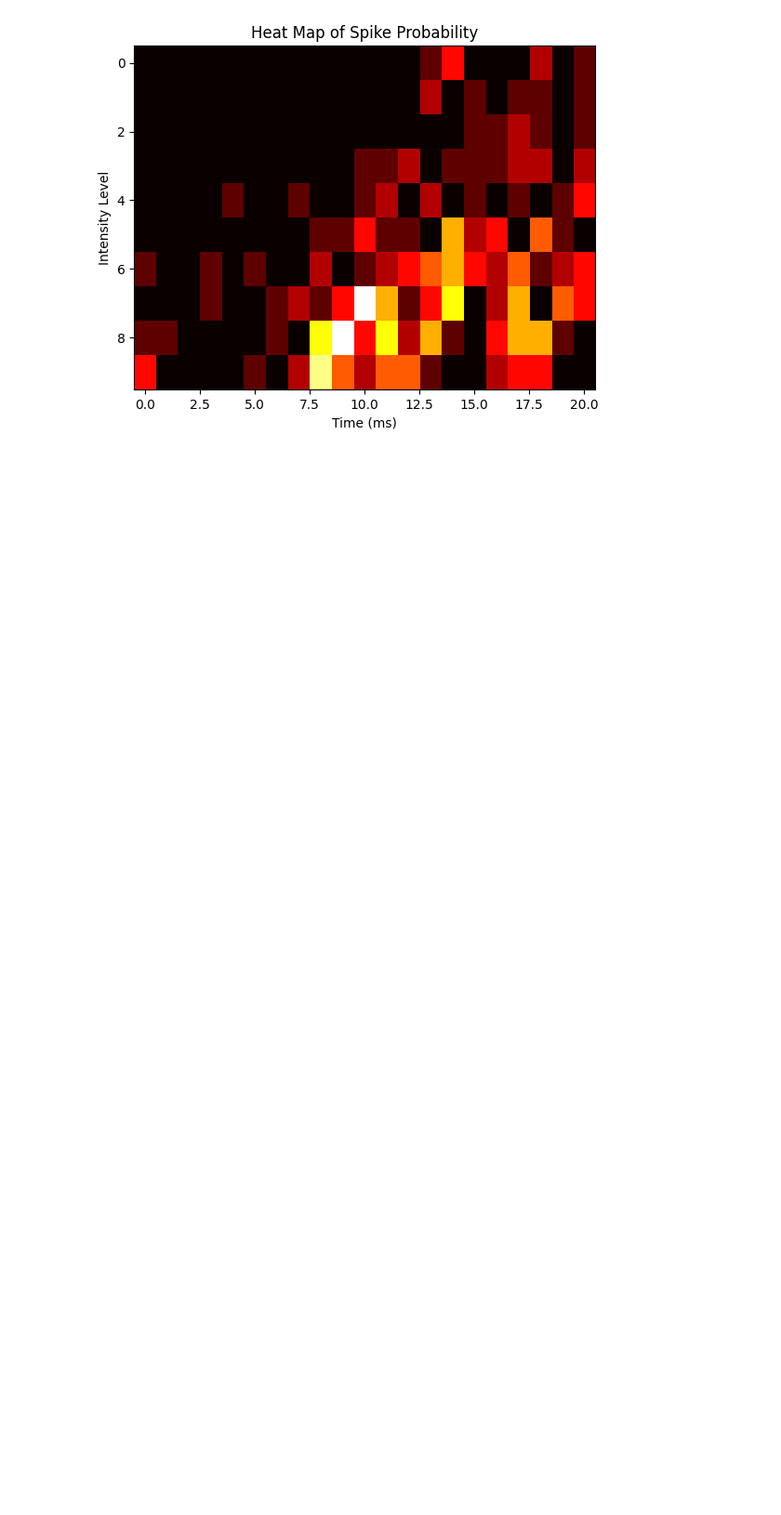
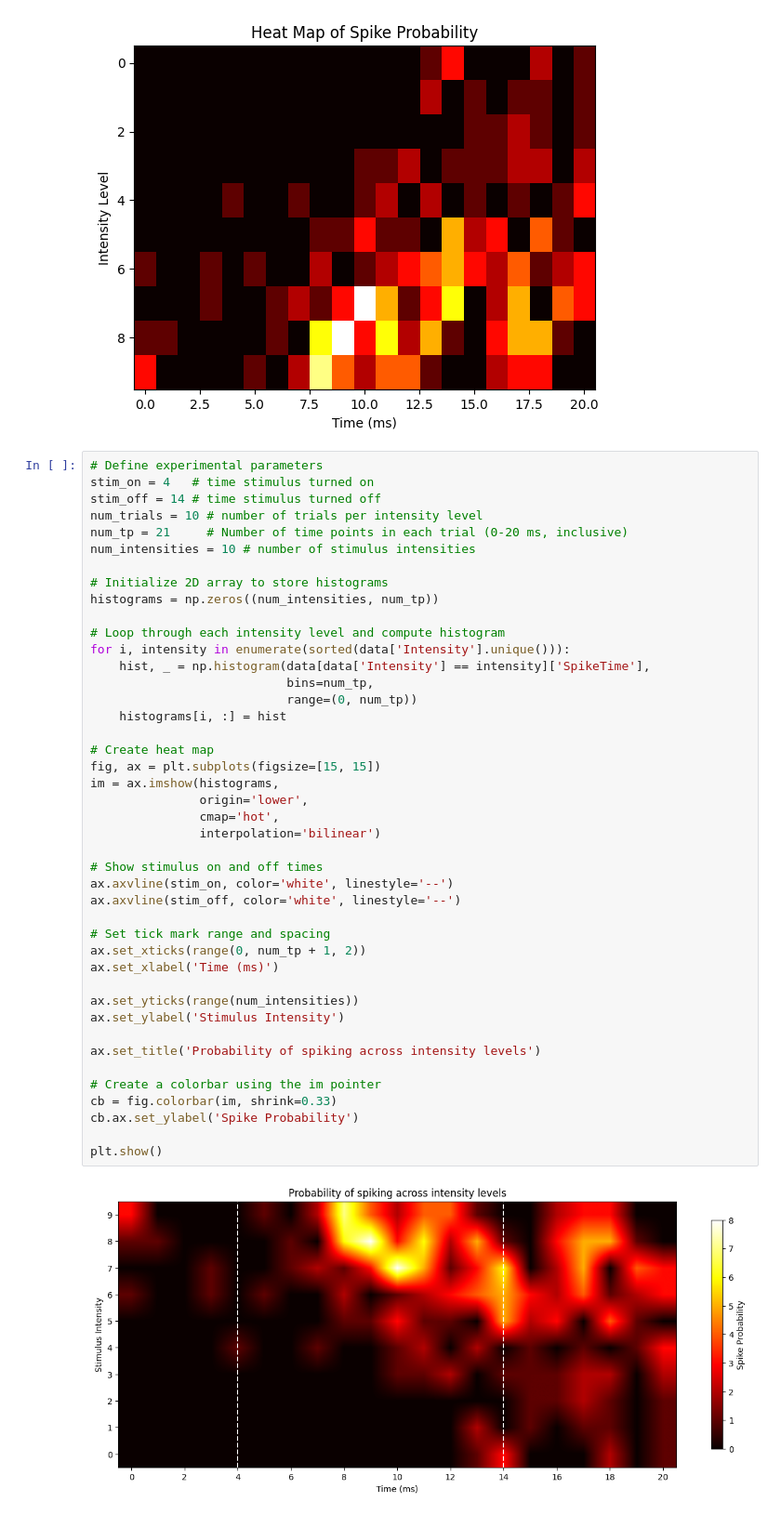
Before and after one commit to kaissaradi/Retinal-Circuits, a Jupyter notebook: Spike-Trains.ipynb, the cells around one changed output. Shown: that part at 93% size. Saved outputs shown, nothing was run; the diff lists cells and outputs as text; blank space fills up the shorter version.

Commit message:
spike trains

```diff
--- a/Spike-Trains.ipynb
+++ b/Spike-Trains.ipynb
@@ -139,3 +163,48 @@ plt.title('Heat Map of Spike Probability')
 plt.show()
 # %% [output]
 [figure]
+# %%
+# Define experimental parameters
+stim_on = 4   # time stimulus turned on
+stim_off = 14 # time stimulus turned off
+num_trials = 10 # number of trials per intensity level
+num_tp = 21     # Number of time points in each trial (0-20 ms, inclusive)
+num_intensities = 10 # number of stimulus intensities
+
+# Initialize 2D array to store histograms
+histograms = np.zeros((num_intensities, num_tp))
+
+# Loop through each intensity level and compute histogram
+for i, intensity in enumerate(sorted(data['Intensity'].unique())):
+    hist, _ = np.histogram(data[data['Intensity'] == intensity]['SpikeTime'],
+                           bins=num_tp,
+                           range=(0, num_tp))
+    histograms[i, :] = hist
+
+# Create heat map
+fig, ax = plt.subplots(figsize=[15, 15])
+im = ax.imshow(histograms,
+               origin='lower',
+               cmap='hot',
+               interpolation='bilinear')
+
+# Show stimulus on and off times
+ax.axvline(stim_on, color='white', linestyle='--')
+ax.axvline(stim_off, color='white', linestyle='--')
+
+# Set tick mark range and spacing
+ax.set_xticks(range(0, num_tp + 1, 2))
+ax.set_xlabel('Time (ms)')
+
+ax.set_yticks(range(num_intensities))
+ax.set_ylabel('Stimulus Intensity')
+
+ax.set_title('Probability of spiking across intensity levels')
+
+# Create a colorbar using the im pointer
+cb = fig.colorbar(im, shrink=0.33)
+cb.ax.set_ylabel('Spike Probability')
+
+plt.show()
+# %% [output]
+[figure, added]
```
Also changed, not shown: parts of 10 cells of this notebook.
